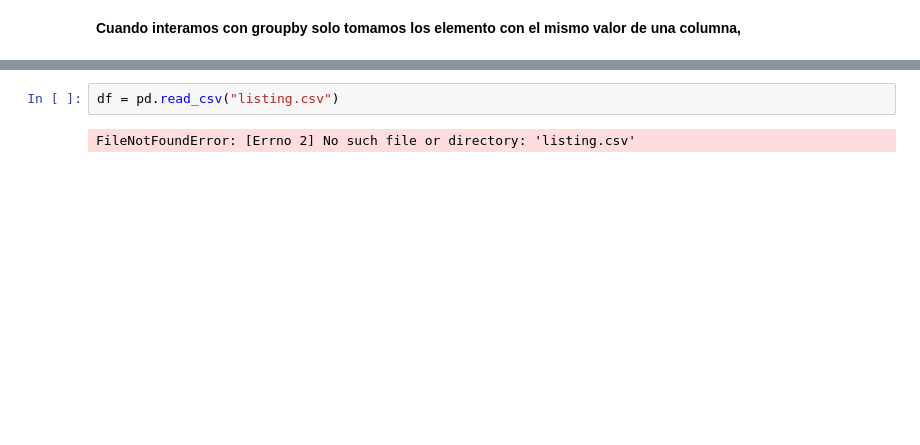
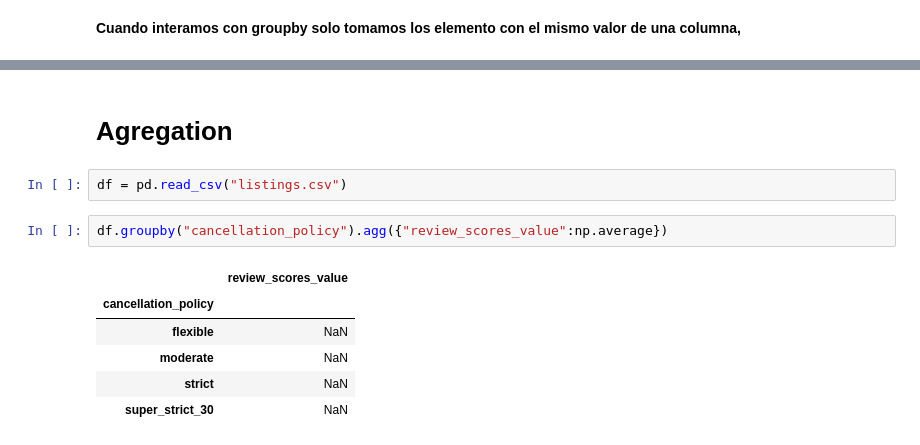
Before and after one commit to Origimed/Pandas, a Jupyter notebook: week3/group_by.ipynb, the cells around one changed output, grey strips where cells are left out. Cells and saved outputs as stored; diff of their text form; blank space fills up the shorter version.

```diff
--- a/week3/group_by.ipynb
+++ b/week3/group_by.ipynb
@@ -73,4 +87,13 @@ Estado: Wyoming | Promedio: 24505.478260869564
+# %% [markdown]
+# **Agregation**
 # %%
-df = pd.read_csv("listing.csv")
+df = pd.read_csv("listings.csv")
-# %% [output]
-FileNotFoundError: [Errno 2] No such file or directory: 'listing.csv'
+# %%
+df.groupby("cancellation_policy").agg({"review_scores_value":np.average})
+# %% [output]
+|  | review_scores_value |
+| cancellation_policy |  |
+| flexible | NaN |
+| moderate | NaN |
+| strict | NaN |
+| super_strict_30 | NaN |
```
Also changed, not shown: parts of 4 cells of this notebook, 15 other files.
